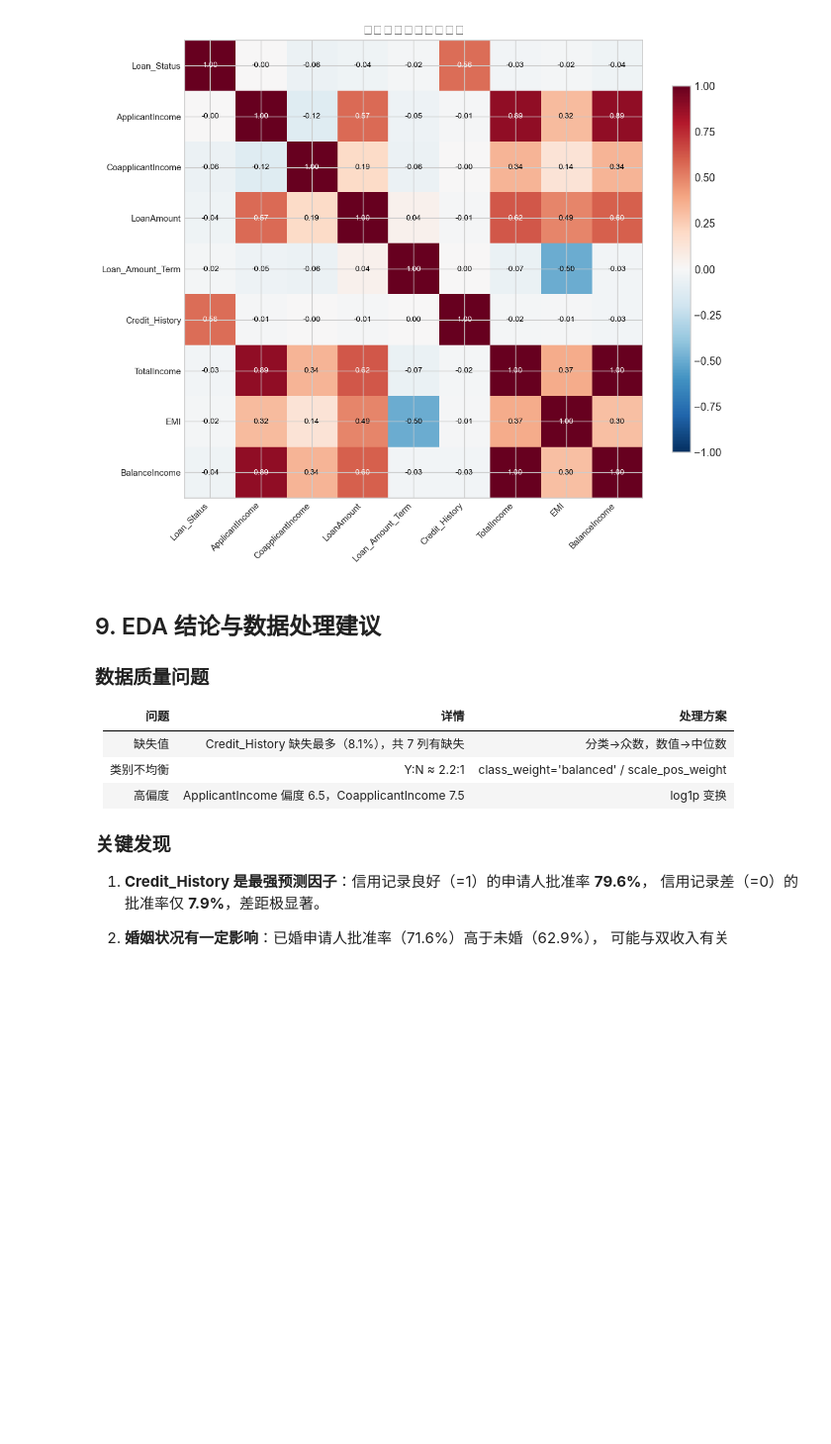
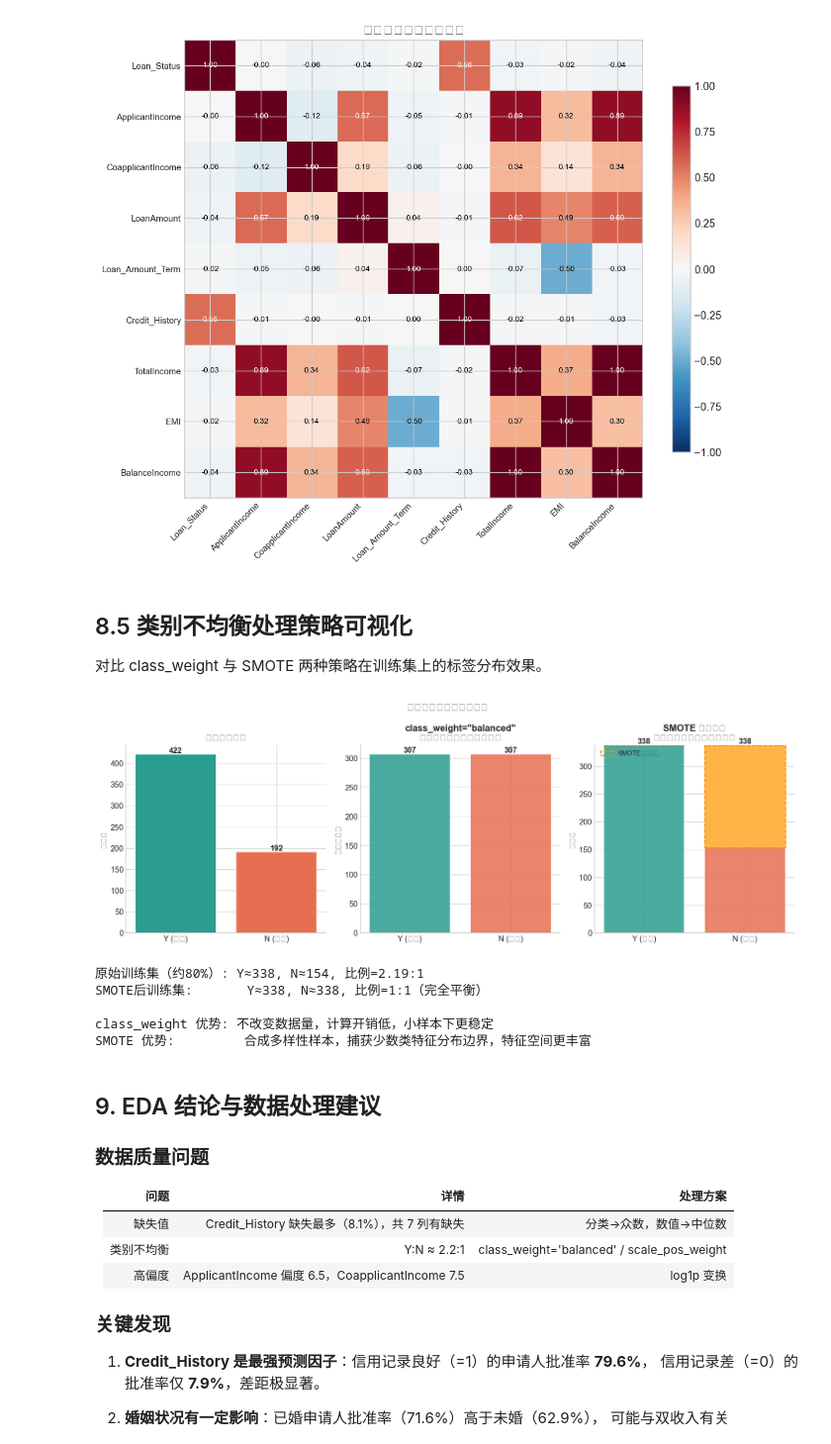
Before and after one commit to GFLabandon/loan-approval-ml, a Jupyter notebook: notebooks/exploration.ipynb, the cells around one changed output. Shown at 99% size. Cells and saved outputs as stored; diff of their text form; code cells hidden in the pictures; blank space fills up the shorter version.

```diff
--- a/notebooks/exploration.ipynb
+++ b/notebooks/exploration.ipynb
@@ -318,6 +393,75 @@ fig.savefig(EDA_FIG_DIR / 'correlation_heatmap.png', dpi=150)
 plt.show()
 # %% [output]
 [figure]
+# %% [markdown]
+## 8.5 类别不均衡处理策略可视化 <a id='8_5'></a>
+
+对比 class_weight 与 SMOTE 两种策略在训练集上的标签分布效果。
+# %%
+# 不均衡处理策略对比可视化
+fig, axes = plt.subplots(1, 3, figsize=(14, 5))
+
+labels_orig = train['Loan_Status'].value_counts()
+colors_orig = ['#2A9D8F', '#E76F51']
+
+# ① 原始分布
+ax = axes[0]
+ax.bar(['Y (批准)', 'N (拒绝)'], [labels_orig.get('Y', 0), labels_orig.get('N', 0)],
+       color=colors_orig, edgecolor='white')
+ax.set_title('原始标签分布', fontweight='bold')
+ax.set_ylabel('样本数')
+for i, v in enumerate([labels_orig.get('Y', 0), labels_orig.get('N', 0)]):
+    ax.text(i, v + 2, str(v), ha='center', fontweight='bold')
+ax.spines[['top','right']].set_visible(False)
+
+# ② class_weight='balanced'（等效权重分布）
+ax = axes[1]
+n_total = len(train)
+n_y, n_n = labels_orig.get('Y', 0), labels_orig.get('N', 0)
+w_y = n_total / (2 * n_y)   # balanced 公式：n_samples / (n_classes * n_samples_class)
+w_n = n_total / (2 * n_n)
+ax.bar(['Y (批准)', 'N (拒绝)'], [n_y * w_y, n_n * w_n],
+       color=colors_orig, edgecolor='white', alpha=0.85)
+ax.set_title('class_weight="balanced"\n（等效加权后有效样本数）', fontweight='bold')
+ax.set_ylabel('等效样本数')
+for i, v in enumerate([n_y * w_y, n_n * w_n]):
+    ax.text(i, v + 2, f'{v:.0f}', ha='center', fontweight='bold')
+ax.spines[['top','right']].set_visible(False)
+
+# ③ SMOTE 过采样后（少数类补至与多数类相同）
+ax = axes[2]
+# 训练集（80%）中的分布估算
+n_y_train = round(n_y * 0.8)
+n_n_train = round(n_n * 0.8)
+ax.bar(['Y (批准)', 'N (拒绝)'], [n_y_train, n_y_train],  # SMOTE 将N补至与Y相同
+       color=colors_orig, edgecolor='white', alpha=0.85)
+ax.bar(['Y (批准)', 'N (拒绝)'], [0, n_y_train - n_n_train],
+       bottom=[n_y_train, n_n_train],
+       color=['none', '#FFB347'], edgecolor='#FF8C00',
+       linestyle='--', linewidth=1.5, label='SMOTE合成样本')
+ax.set_title('SMOTE 过采样后\n（训练集，验证集不参与）', fontweight='bold')
+ax.set_ylabel('样本数')
+ax.legend(fontsize=9)
+for i, v in enumerate([n_y_train, n_y_train]):
+    ax.text(i, v + 2, str(v), ha='center', fontweight='bold')
+ax.spines[['top','right']].set_visible(False)
+
+plt.suptitle('类别不均衡处理策略对比', fontsize=14, fontweight='bold')
+plt.tight_layout()
+fig.savefig(EDA_FIG_DIR / 'imbalance_strategy_compare.png', dpi=150)
+plt.show()
+
+print(f'原始训练集（约80%）: Y≈{n_y_train}, N≈{n_n_train}, 比例={n_y_train/n_n_train:.2f}:1')
+print(f'SMOTE后训练集:       Y≈{n_y_train}, N≈{n_y_train}, 比例=1:1（完全平衡）')
+print(f'\nclass_weight 优势: 不改变数据量，计算开销低，小样本下更稳定')
+print(f'SMOTE 优势:         合成多样性样本，捕获少数类特征分布边界，特征空间更丰富')
+# %% [output]
+[figure, added]
+原始训练集（约80%）: Y≈338, N≈154, 比例=2.19:1
+SMOTE后训练集:       Y≈338, N≈338, 比例=1:1（完全平衡）
+
+class_weight 优势: 不改变数据量，计算开销低，小样本下更稳定
+SMOTE 优势:         合成多样性样本，捕获少数类特征分布边界，特征空间更丰富
 # %% [markdown]
 ## 9. EDA 结论与数据处理建议 <a id='9'></a>
 
```
Also changed, not shown: parts of 2 cells of this notebook.
